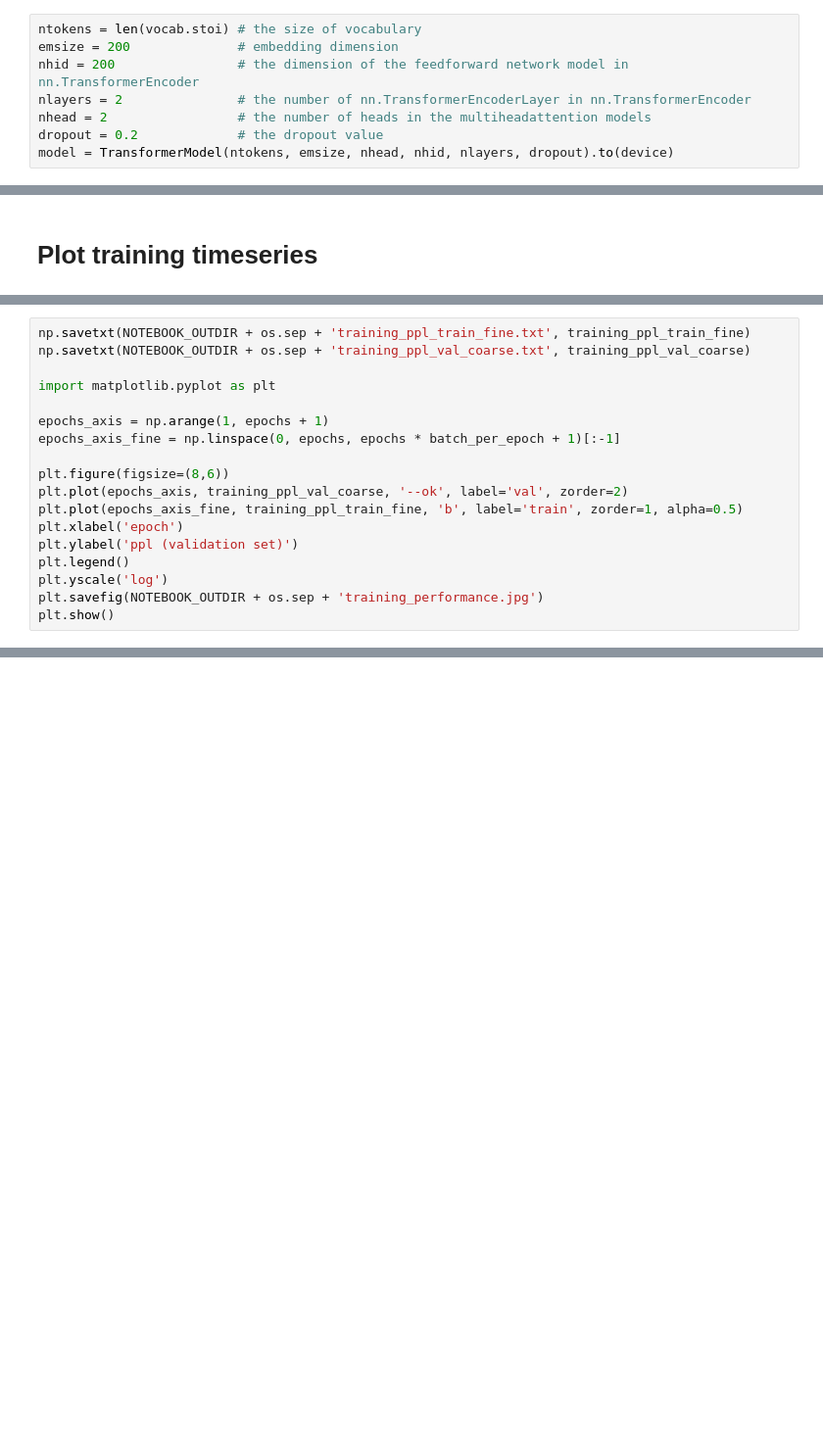
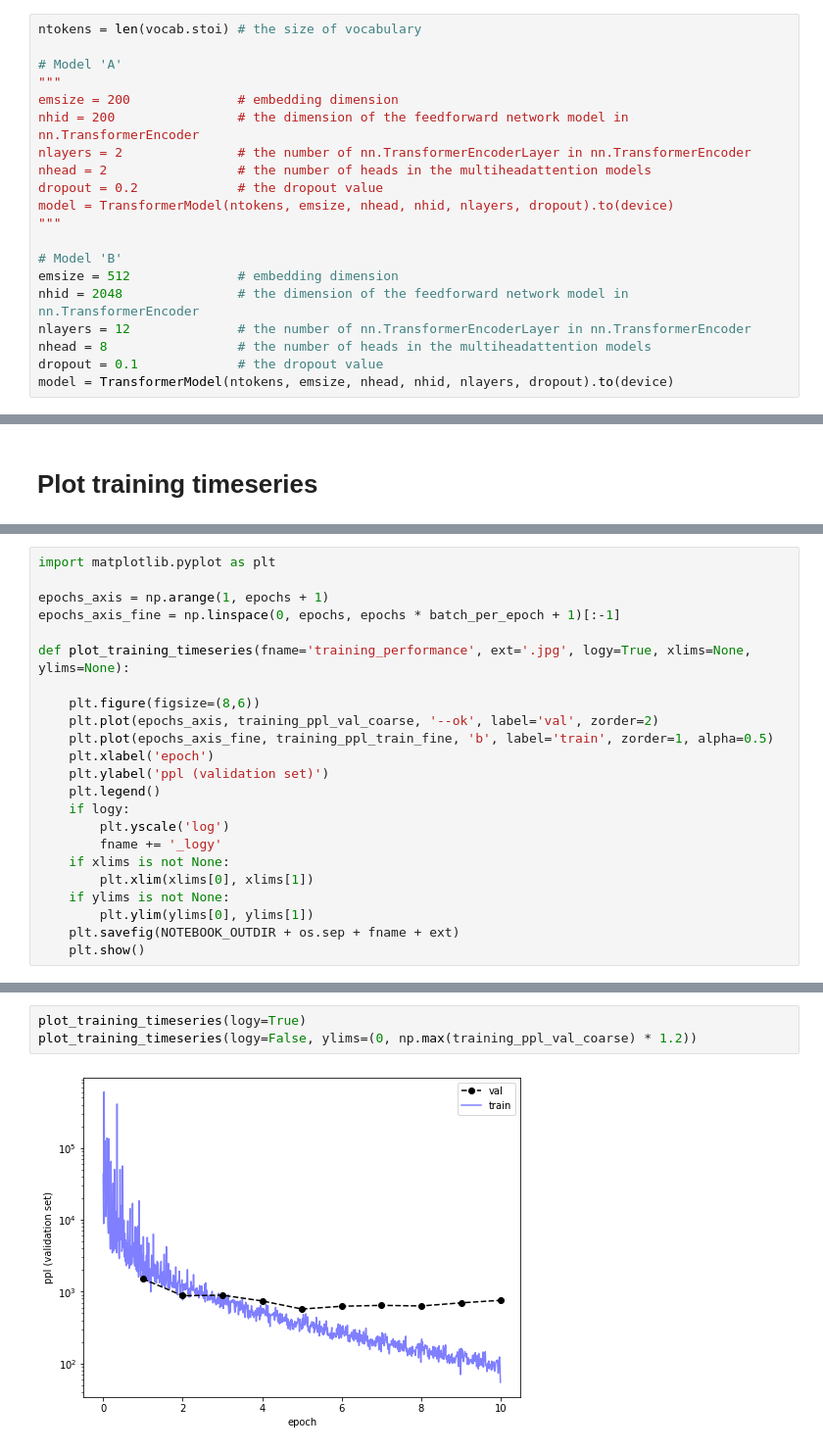
Before and after one commit to hlml-toronto/Abstract-generator, a Jupyter notebook: local_ms/notebooks/pytorch_transformer_trainer.ipynb, the cells around one changed output, grey strips where cells are left out. Shown: that part at 98% size. Saved outputs shown, nothing was run; the diff lists cells and outputs as text; blank space fills up the shorter version.

Commit message:
colab mode bugfixes; plot loss curves in log and linear scale

```diff
--- a/local_ms/notebooks/pytorch_transformer_trainer.ipynb
+++ b/local_ms/notebooks/pytorch_transformer_trainer.ipynb
@@ -262,12 +267,24 @@ The model is set up with the hyperparameter below. The vocab size is
 equal to the length of the vocab object.
 # %%
 ntokens = len(vocab.stoi) # the size of vocabulary
+
+# Model 'A'
+"""
 emsize = 200              # embedding dimension
 nhid = 200                # the dimension of the feedforward network model in nn.TransformerEncoder
 nlayers = 2               # the number of nn.TransformerEncoderLayer in nn.TransformerEncoder
 nhead = 2                 # the number of heads in the multiheadattention models
 dropout = 0.2             # the dropout value
 model = TransformerModel(ntokens, emsize, nhead, nhid, nlayers, dropout).to(device)
+"""
+
+# Model 'B'
+emsize = 512              # embedding dimension
+nhid = 2048               # the dimension of the feedforward network model in nn.TransformerEncoder
+nlayers = 12              # the number of nn.TransformerEncoderLayer in nn.TransformerEncoder
+nhead = 8                 # the number of heads in the multiheadattention models
+dropout = 0.1             # the dropout value
+model = TransformerModel(ntokens, emsize, nhead, nhid, nlayers, dropout).to(device)
 # %% [markdown]
 Run the model
 -------------
@@ -379,18 +455,23 @@ torch.save(model, NOTEBOOK_OUTDIR + os.sep + 'model.pth')
 # %%
-np.savetxt(NOTEBOOK_OUTDIR + os.sep + 'training_ppl_train_fine.txt', training_ppl_train_fine)
-np.savetxt(NOTEBOOK_OUTDIR + os.sep + 'training_ppl_val_coarse.txt', training_ppl_val_coarse)
-
 import matplotlib.pyplot as plt
 
 epochs_axis = np.arange(1, epochs + 1)
 epochs_axis_fine = np.linspace(0, epochs, epochs * batch_per_epoch + 1)[:-1]
 
-plt.figure(figsize=(8,6))
-plt.plot(epochs_axis, training_ppl_val_coarse, '--ok', label='val', zorder=2)
-plt.plot(epochs_axis_fine, training_ppl_train_fine, 'b', label='train', zorder=1, alpha=0.5)
-plt.xlabel('epoch')
-plt.ylabel('ppl (validation set)')
-plt.legend()
-plt.yscale('log')
-plt.savefig(NOTEBOOK_OUTDIR + os.sep + 'training_performance.jpg')
-plt.show()
+def plot_training_timeseries(fname='training_performance', ext='.jpg', logy=True, xlims=None, ylims=None):
+
+    plt.figure(figsize=(8,6))
+    plt.plot(epochs_axis, training_ppl_val_coarse, '--ok', label='val', zorder=2)
+    plt.plot(epochs_axis_fine, training_ppl_train_fine, 'b', label='train', zorder=1, alpha=0.5)
+    plt.xlabel('epoch')
+    plt.ylabel('ppl (validation set)')
+    plt.legend()
+    if logy:
+        plt.yscale('log')
+        fname += '_logy'
+    if xlims is not None:
+        plt.xlim(xlims[0], xlims[1])
+    if ylims is not None:
+        plt.ylim(ylims[0], ylims[1])
+    plt.savefig(NOTEBOOK_OUTDIR + os.sep + fname + ext)
+    plt.show()
@@ -403,0 +478,5 @@ print(training_ppl_train_fine)
+# %%
+plot_training_timeseries(logy=True)
+plot_training_timeseries(logy=False, ylims=(0, np.max(training_ppl_val_coarse) * 1.2))
+# %% [output]
+[figure, added]
```
Also changed, not shown: parts of 12 cells of this notebook.
